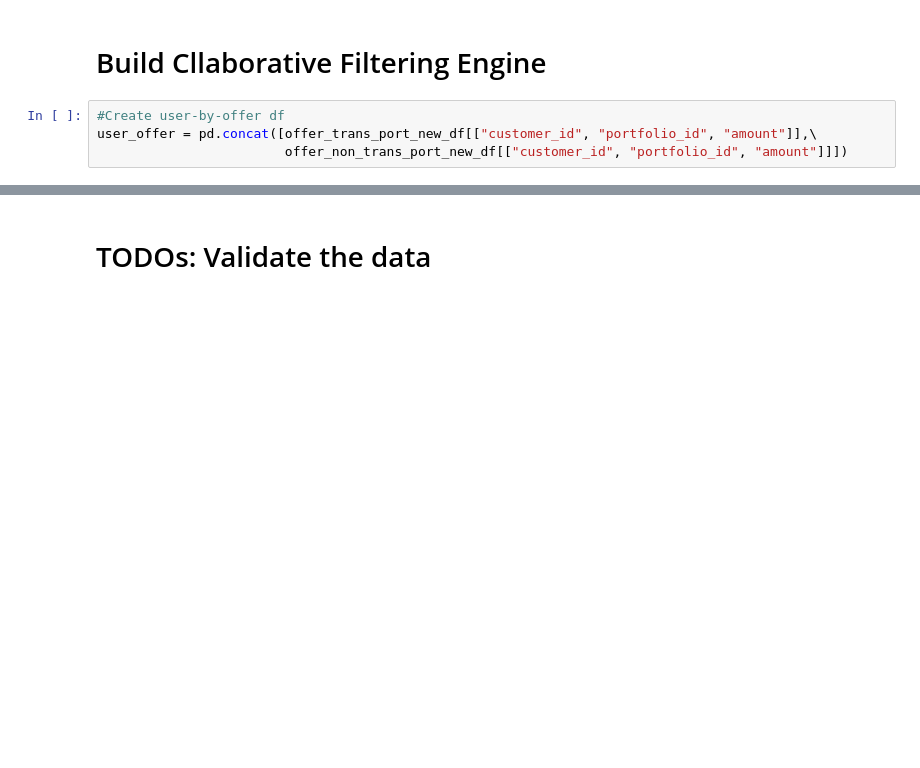
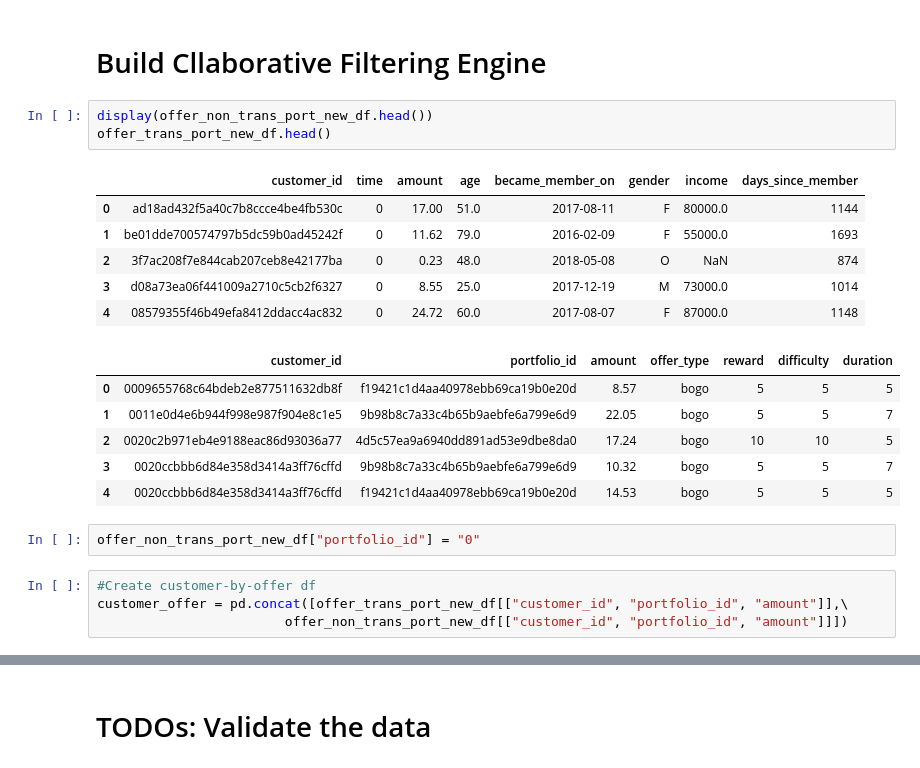
Before and after one commit to Mendy5/Udacity_Project_Capstone, a Jupyter notebook: Starbucks_Capstone_notebook.ipynb, the cells around one changed output, grey strips where cells are left out. Saved outputs shown, nothing was run; the diff lists cells and outputs as text; blank space fills up the shorter version.

```diff
--- a/Starbucks_Capstone_notebook.ipynb
+++ b/Starbucks_Capstone_notebook.ipynb
@@ -2481,7 +2481,25 @@ Text(0,0.5,'Total Sales')
 # %% [markdown]
 # Build Cllaborative Filtering Engine
+# %%
+display(offer_non_trans_port_new_df.head())
+offer_trans_port_new_df.head()
+# %% [output]
+|  | customer_id | time | amount | age | became_member_on | gender | income | days_since_member |
+| 0 | ad18ad432f5a40c7b8ccce4be4fb530c | 0 | 17.00 | 51.0 | 2017-08-11 | F | 80000.0 | 1144 |
+| 1 | be01dde700574797b5dc59b0ad45242f | 0 | 11.62 | 79.0 | 2016-02-09 | F | 55000.0 | 1693 |
+| 2 | 3f7ac208f7e844cab207ceb8e42177ba | 0 | 0.23 | 48.0 | 2018-05-08 | O | NaN | 874 |
+| 3 | d08a73ea06f441009a2710c5cb2f6327 | 0 | 8.55 | 25.0 | 2017-12-19 | M | 73000.0 | 1014 |
+| 4 | 08579355f46b49efa8412ddacc4ac832 | 0 | 24.72 | 60.0 | 2017-08-07 | F | 87000.0 | 1148 |
+|  | customer_id | portfolio_id | amount | offer_type | reward | difficulty | duration |
+| 0 | 0009655768c64bdeb2e877511632db8f | f19421c1d4aa40978ebb69ca19b0e20d | 8.57 | bogo | 5 | 5 | 5 |
+| 1 | 0011e0d4e6b944f998e987f904e8c1e5 | 9b98b8c7a33c4b65b9aebfe6a799e6d9 | 22.05 | bogo | 5 | 5 | 7 |
+| 2 | 0020c2b971eb4e9188eac86d93036a77 | 4d5c57ea9a6940dd891ad53e9dbe8da0 | 17.24 | bogo | 10 | 10 | 5 |
+| 3 | 0020ccbbb6d84e358d3414a3ff76cffd | 9b98b8c7a33c4b65b9aebfe6a799e6d9 | 10.32 | bogo | 5 | 5 | 7 |
+| 4 | 0020ccbbb6d84e358d3414a3ff76cffd | f19421c1d4aa40978ebb69ca19b0e20d | 14.53 | bogo | 5 | 5 | 5 |
+# %%
+offer_non_trans_port_new_df["portfolio_id"] = "0"
 # %%
-#Create user-by-offer df
-user_offer = pd.concat([offer_trans_port_new_df[["customer_id", "portfolio_id", "amount"]],\
+#Create customer-by-offer df
+customer_offer = pd.concat([offer_trans_port_new_df[["customer_id", "portfolio_id", "amount"]],\
                         offer_non_trans_port_new_df[["customer_id", "portfolio_id", "amount"]]])
 # %%
```
Also changed, not shown: parts of 39 cells of this notebook.
